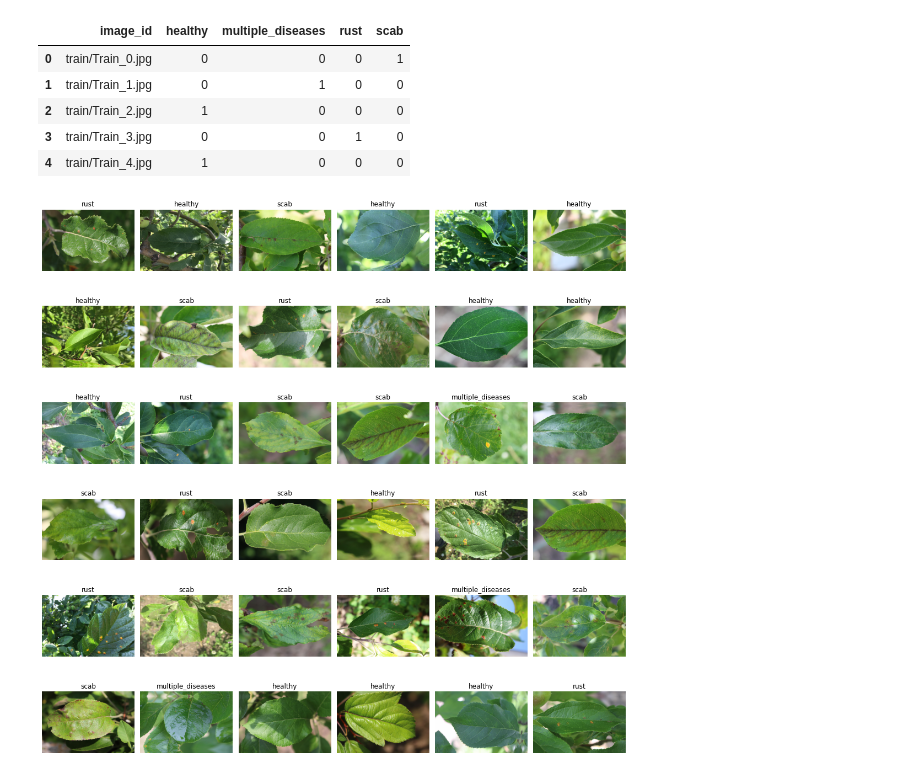
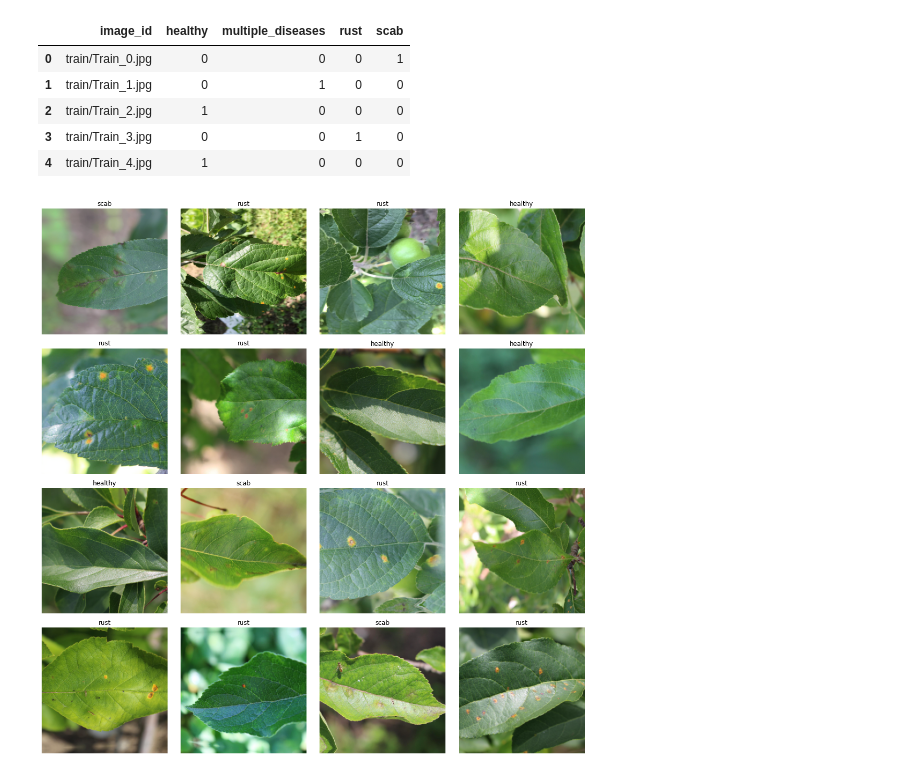
Before and after one commit to wcneill/kaggle, a Jupyter notebook: foliar/foliar_fastai.ipynb, the cells around one changed output. Saved outputs shown, nothing was run; the diff lists cells and outputs as text; code cells hidden in the pictures.

```diff
--- a/foliar/foliar_fastai.ipynb
+++ b/foliar/foliar_fastai.ipynb
@@ -28,8 +28,8 @@ pd.read_csv(d_path/'labels.csv').head()
 classes = ['healthy', 'multiple_diseases','rust','scab']
 data = ImageDataBunch.from_csv(d_path, ds_tfms=tfms, label_col=classes, size=224, bs=bs)
 # %%
-data.show_batch(rows=6, figsize=(15,15))
+data.show_batch(rows=4, figsize=(15,15))
 # %% [output]
-[figure, old version]
+[figure, new version]
 # %%
 foliar_learner = cnn_learner(data, models.resnet34, metrics=error_rate)
```
Also changed, not shown: parts of 20 cells of this notebook.
